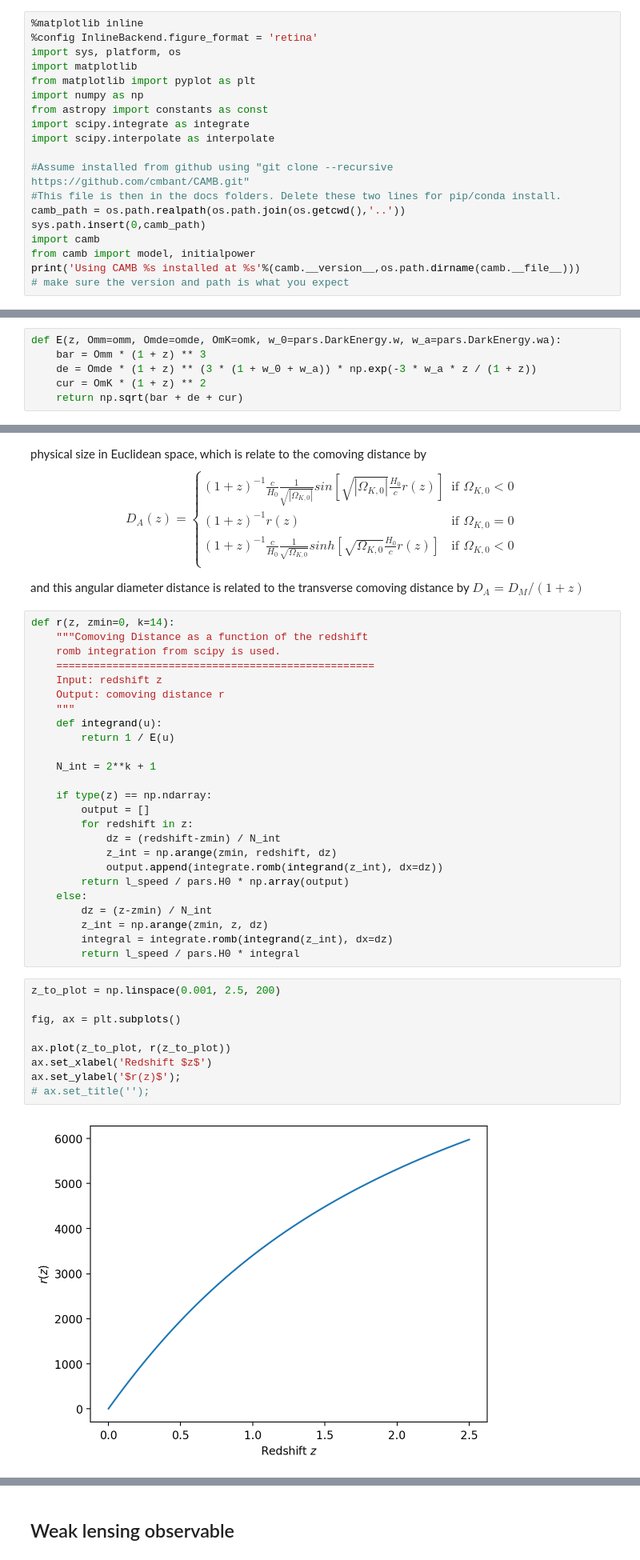
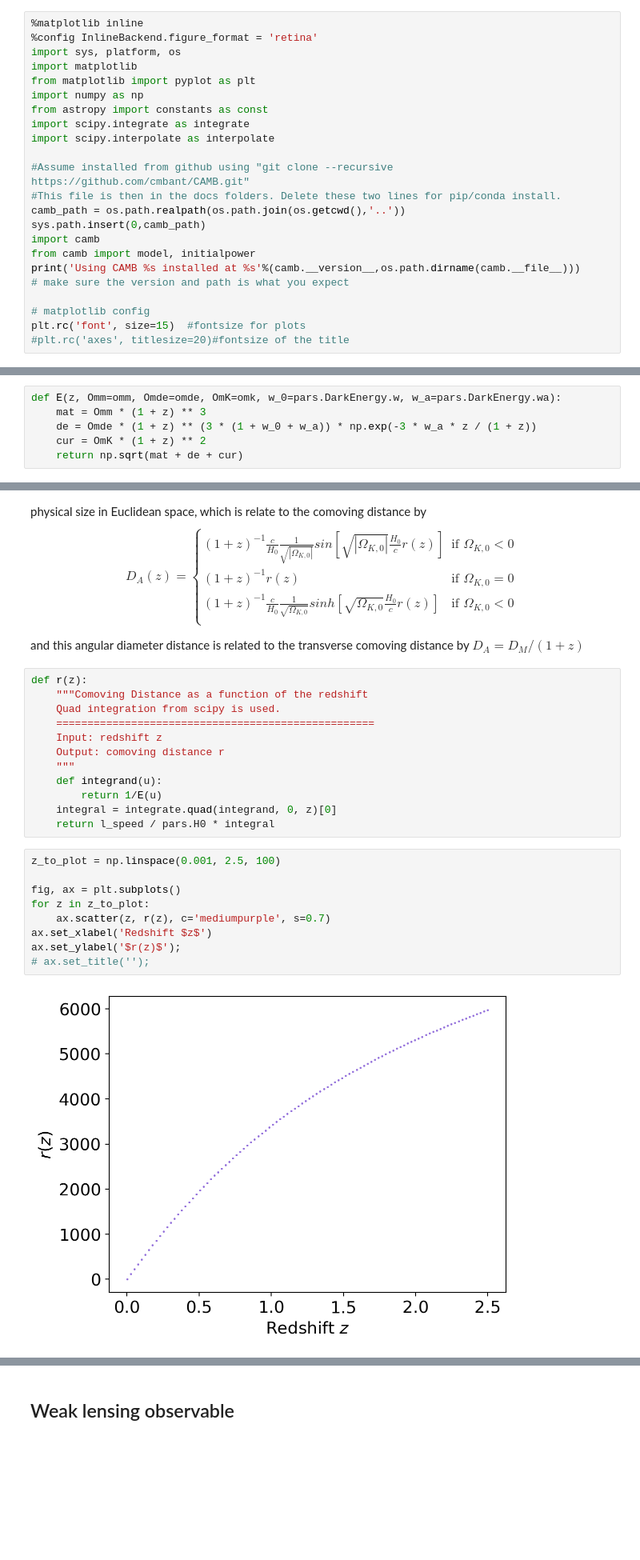
Before and after one commit to vPedreros/dfi-summer-2023, a Jupyter notebook: summer_nb.ipynb, the cells around one changed output, grey strips where cells are left out. Shown at 80% size. Cells and saved outputs as stored; diff of their text form; blank space fills up the shorter version.

```diff
--- a/summer_nb.ipynb
+++ b/summer_nb.ipynb
@@ -23,6 +23,10 @@ import camb
 from camb import model, initialpower
 print('Using CAMB %s installed at %s'%(camb.__version__,os.path.dirname(camb.__file__)))
 # make sure the version and path is what you expect
+
+# matplotlib config
+plt.rc('font', size=15)  #fontsize for plots
+#plt.rc('axes', titlesize=20)#fontsize of the title
 # %% [output]
 Using CAMB 1.3.6 installed at /home/vpedre/anaconda3/lib/python3.9/site-packages/camb
 # %%
@@ -125,10 +67,10 @@ $$E(z) = \sqrt{
 }$$
 # %%
 def E(z, Omm=omm, Omde=omde, OmK=omk, w_0=pars.DarkEnergy.w, w_a=pars.DarkEnergy.wa):
-    bar = Omm * (1 + z) ** 3
+    mat = Omm * (1 + z) ** 3
     de = Omde * (1 + z) ** (3 * (1 + w_0 + w_a)) * np.exp(-3 * w_a * z / (1 + z))
     cur = OmK * (1 + z) ** 2
-    return np.sqrt(bar + de + cur)
+    return np.sqrt(mat + de + cur)
 # %%
 z_to_plot = np.linspace(0, 2.5, 100)
 
@@ -154,41 +96,28 @@ $$D_A(z) = \begin{cases}
 
 and this angular diameter distance is related to the transverse comoving distance by $D_A = D_M / (1+z)$
 # %%
-def r(z, zmin=0, k=14):
+def r(z):
     """Comoving Distance as a function of the redshift
-    romb integration from scipy is used.
+    Quad integration from scipy is used.
     ===================================================
     Input: redshift z
     Output: comoving distance r
     """
     def integrand(u):
-        return 1 / E(u)
-
-    N_int = 2**k + 1
-
-    if type(z) == np.ndarray:
-        output = []
-        for redshift in z:
-            dz = (redshift-zmin) / N_int
-            z_int = np.arange(zmin, redshift, dz)
-            output.append(integrate.romb(integrand(z_int), dx=dz))
-        return l_speed / pars.H0 * np.array(output)
-    else:
-        dz = (z-zmin) / N_int
-        z_int = np.arange(zmin, z, dz)
-        integral = integrate.romb(integrand(z_int), dx=dz)
-        return l_speed / pars.H0 * integral
+        return 1/E(u)
+    integral = integrate.quad(integrand, 0, z)[0]
+    return l_speed / pars.H0 * integral
 # %%
-z_to_plot = np.linspace(0.001, 2.5, 200)
+z_to_plot = np.linspace(0.001, 2.5, 100)
 
 fig, ax = plt.subplots()
-
-ax.plot(z_to_plot, r(z_to_plot))
+for z in z_to_plot:
+    ax.scatter(z, r(z), c='mediumpurple', s=0.7)
 ax.set_xlabel('Redshift $z$')
 ax.set_ylabel('$r(z)$');
 # ax.set_title('');
 # %% [output]
-[figure, old version]
+[figure, new version]
 # %%
 def D_A(z, Omk=omk):
     """Angular diameter distance as a function of the redshift.
```
Also changed, not shown: parts of 23 cells of this notebook.
